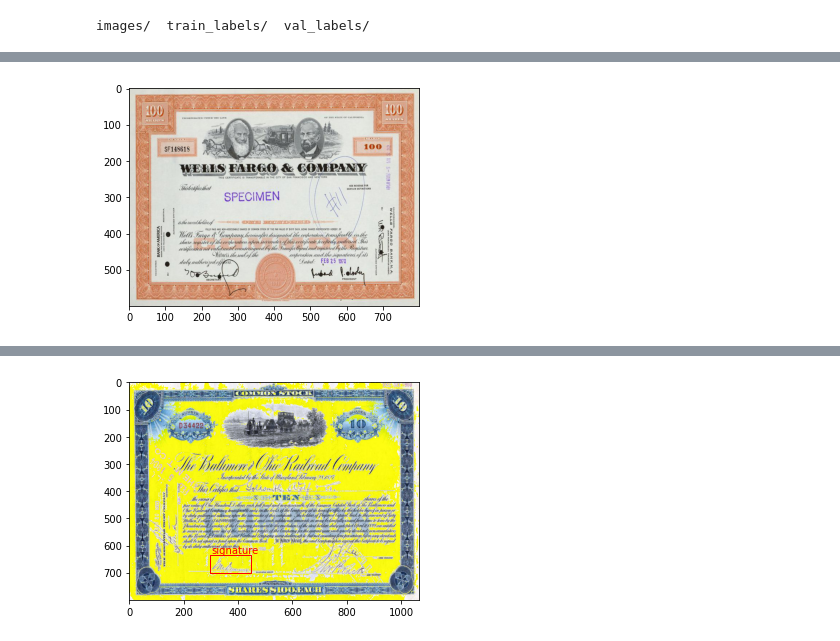
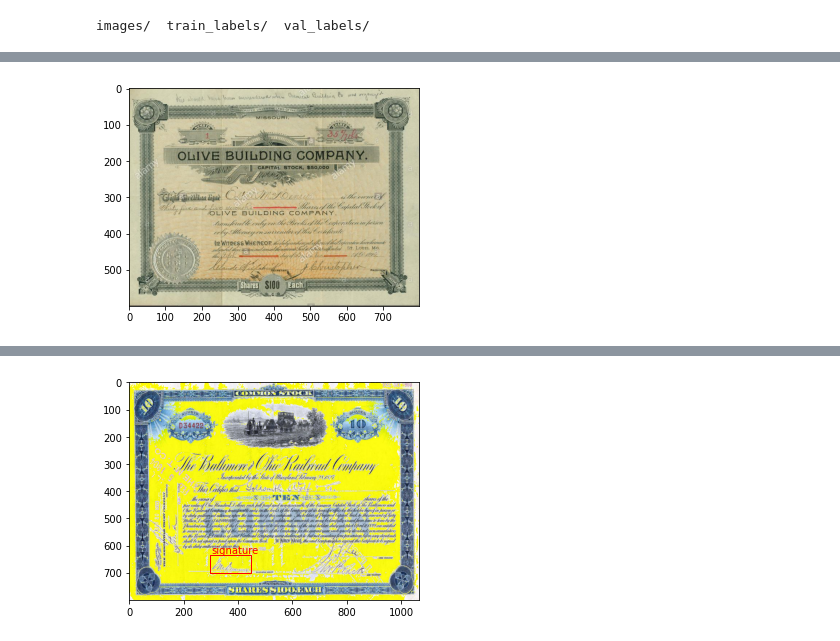
Before and after one commit to praveentn/hgwxx7, a Jupyter notebook: transferlearning/obj_detection_frcnn_resnet_detecto_5.ipynb, the cells around one changed output, grey strips where cells are left out. Drawn from its saved outputs; the diff is of its cells as text; code cells hidden in the pictures.

```diff
--- a/transferlearning/obj_detection_frcnn_resnet_detecto_5.ipynb
+++ b/transferlearning/obj_detection_frcnn_resnet_detecto_5.ipynb
@@ -103,11 +101,11 @@ import matplotlib.pyplot as plt
 from torchvision import transforms
 from detecto import core, utils, visualize
 # %%
-image = utils.read_image('images/1001.jpg')
+image = utils.read_image('images/1007.jpg')
 plt.imshow(image)
 plt.show()
 # %% [output]
-[figure, old version]
+[figure, new version]
 # %%
 # Do this twice: once for our training labels and once for our validation labels
 utils.xml_to_csv('train_labels', 'train.csv')
```
Also changed, not shown: parts of 13 cells of this notebook.
